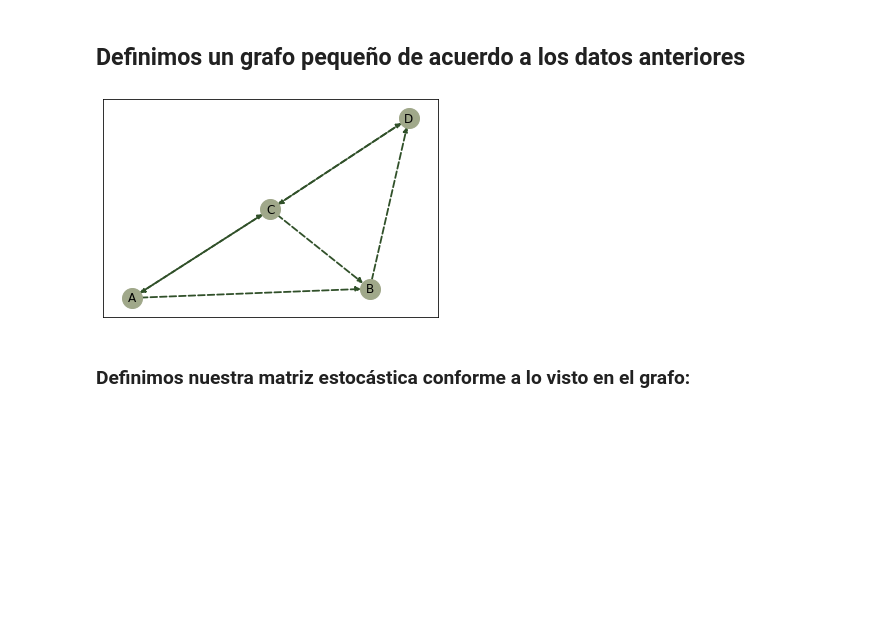
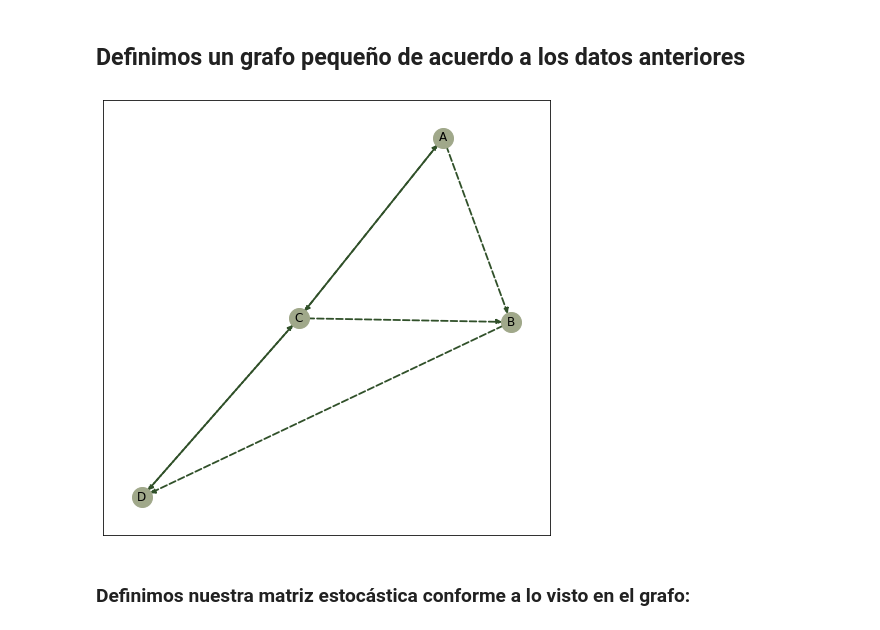
Before and after one commit to lecepe00/PageRank-eigenvectores-eigenvalores, a Jupyter notebook: Implementacion/PageRank_implementacion.ipynb, the cells around one changed output. Saved outputs shown, nothing was run; the diff lists cells and outputs as text; code cells hidden in the pictures; blank space fills up the shorter version.

```diff
--- a/Implementacion/PageRank_implementacion.ipynb
+++ b/Implementacion/PageRank_implementacion.ipynb
@@ -43,25 +46,26 @@ pages_links
 # %%
 nodos = pages_links['pagina']
 
+plt.figure(figsize=(8,8))
 G = nx.DiGraph()
 
 for nodo in nodos:
     G.add_node(nodo)
 
 for page, outlinks in zip(pages_links['pagina'],pages_links['outlinks']):
     for outlink in outlinks:
         G.add_edge(page, outlink)
 
 pos = nx.spring_layout(G)
 
 
 nx.draw_networkx_nodes(G, pos, node_color='#a0a88a', node_size=400)
 nx.draw_networkx_labels(G, pos)
 nx.draw_networkx_edges(G, pos, edge_color='#305029', width=1.8, arrows = True, style='dashed')
 
 plt.show()
 # %% [output]
-[figure, old version]
+[figure, new version]
 # %% [markdown]
 ### Definimos nuestra matriz estocástica conforme a lo visto en el grafo:
 # %%
```
Also changed, not shown: parts of 69 cells of this notebook.
